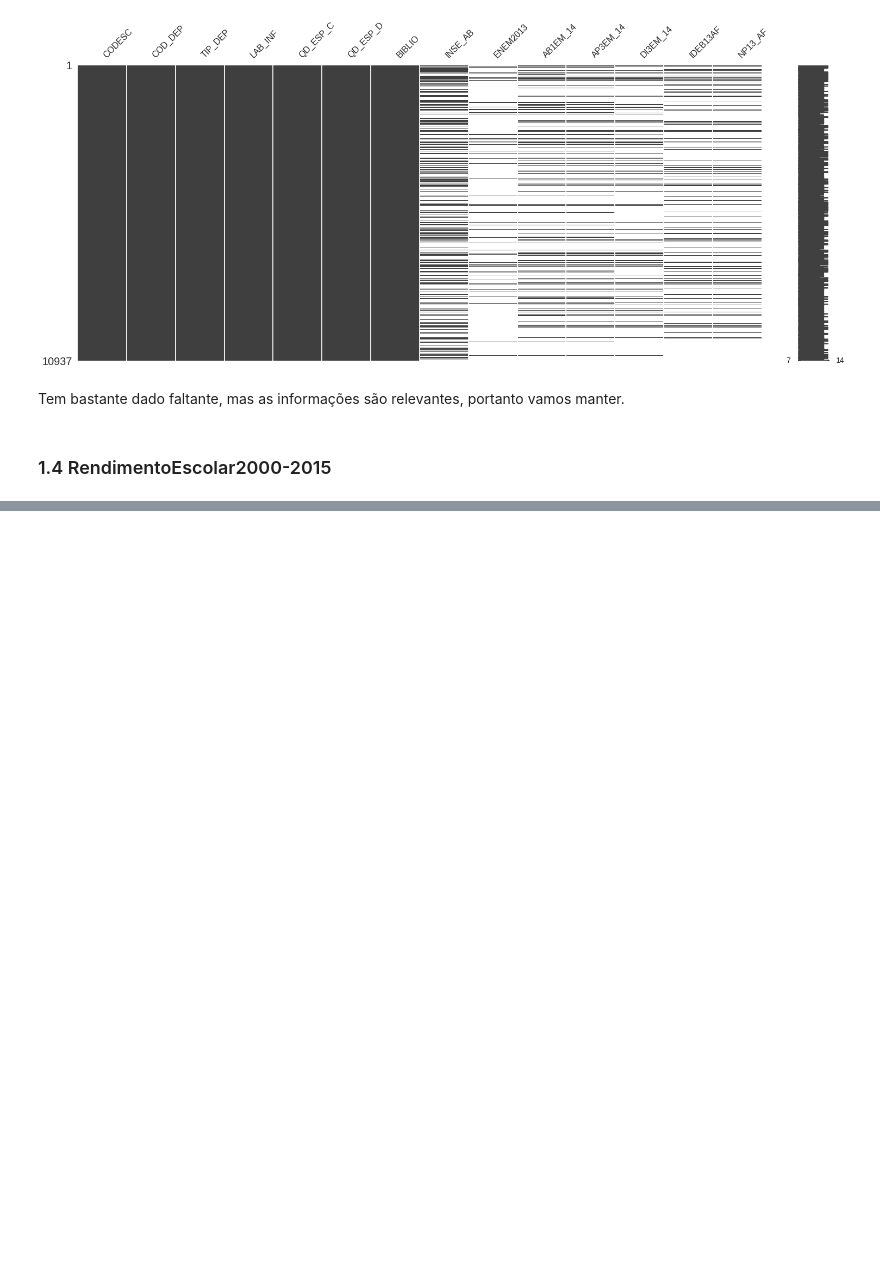
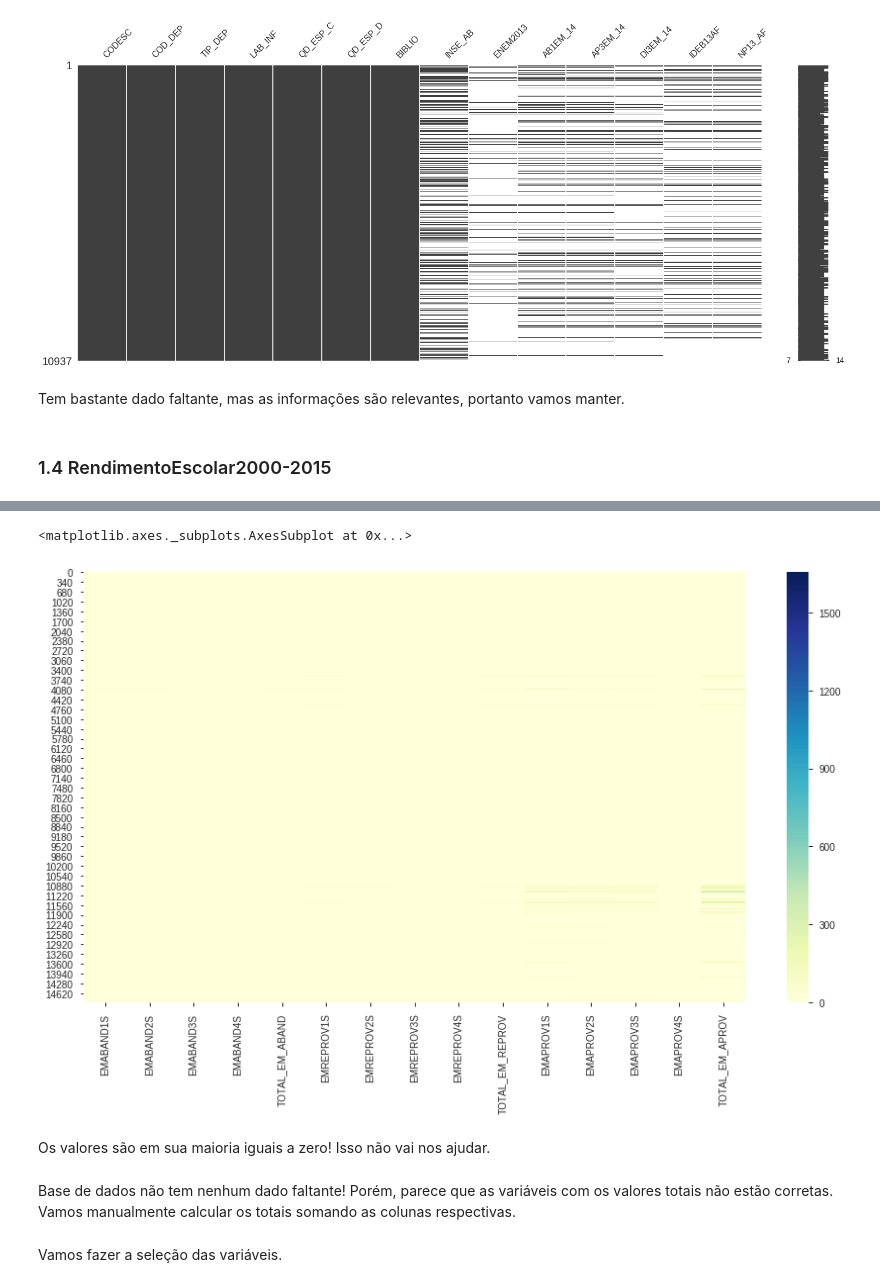
Before and after one commit to davibarreira/FDS-Homeworks, a Jupyter notebook: hw2/Homework2.ipynb, the cells around one changed output, grey strips where cells are left out. Drawn from its saved outputs; the diff is of its cells as text; code cells hidden in the pictures; blank space fills up the shorter version.

```diff
--- a/hw2/Homework2.ipynb
+++ b/hw2/Homework2.ipynb
@@ -152,0 +171,7 @@ Tem bastante dado faltante, mas as informações são relevantes, portanto vamos
+# %%
+variaveis_ensinomedio = []
+for i in rendimento.columns:
+    if i[0:2] == 'EM':
+        variaveis_ensinomedio.append(i)
+    elif 'TOTAL_EM' in i:
+        variaveis_ensinomedio.append(i)
@@ -153,3 +196,14 @@ Tem bastante dado faltante, mas as informações são relevantes, portanto vamos
+# %%
+plt.figure(figsize=(15,8))
+sns.heatmap(rendimento[variaveis_ensinomedio],cmap='YlGnBu')
+# %% [output]
+<matplotlib.axes._subplots.AxesSubplot at 0x...>
+[figure, added]
+# %% [markdown]
+Os valores são em sua maioria iguais a zero! Isso não vai nos ajudar.
+# %% [markdown]
+Base de dados não tem nenhum dado faltante! Porém, parece que as variáveis com os valores
+totais não estão corretas. Vamos manualmente calcular os totais somando as colunas respectivas.
 # %%
 rendimento.columns[9]
 col_efaband = list(rendimento.columns[9:9+17])
@@ -161,6 +215,8 @@ col_emreprov = list(rendimento.columns[69:69+4])
 col_emaprov  = list(rendimento.columns[74:74+4])
 
 col_sig = col_efaband + col_efaprov + col_efreprov + col_emaband + col_emreprov + col_emaprov
+# %% [markdown]
+Vamos fazer a seleção das variáveis.
 # %%
 rendimento['total_ef'] = rendimento[col_efaband + col_efaprov + col_efreprov].sum(axis=1)
 rendimento['ef_aband'] = rendimento[col_efaband].sum(axis=1)
```
Also changed, not shown: parts of 53 cells of this notebook.
